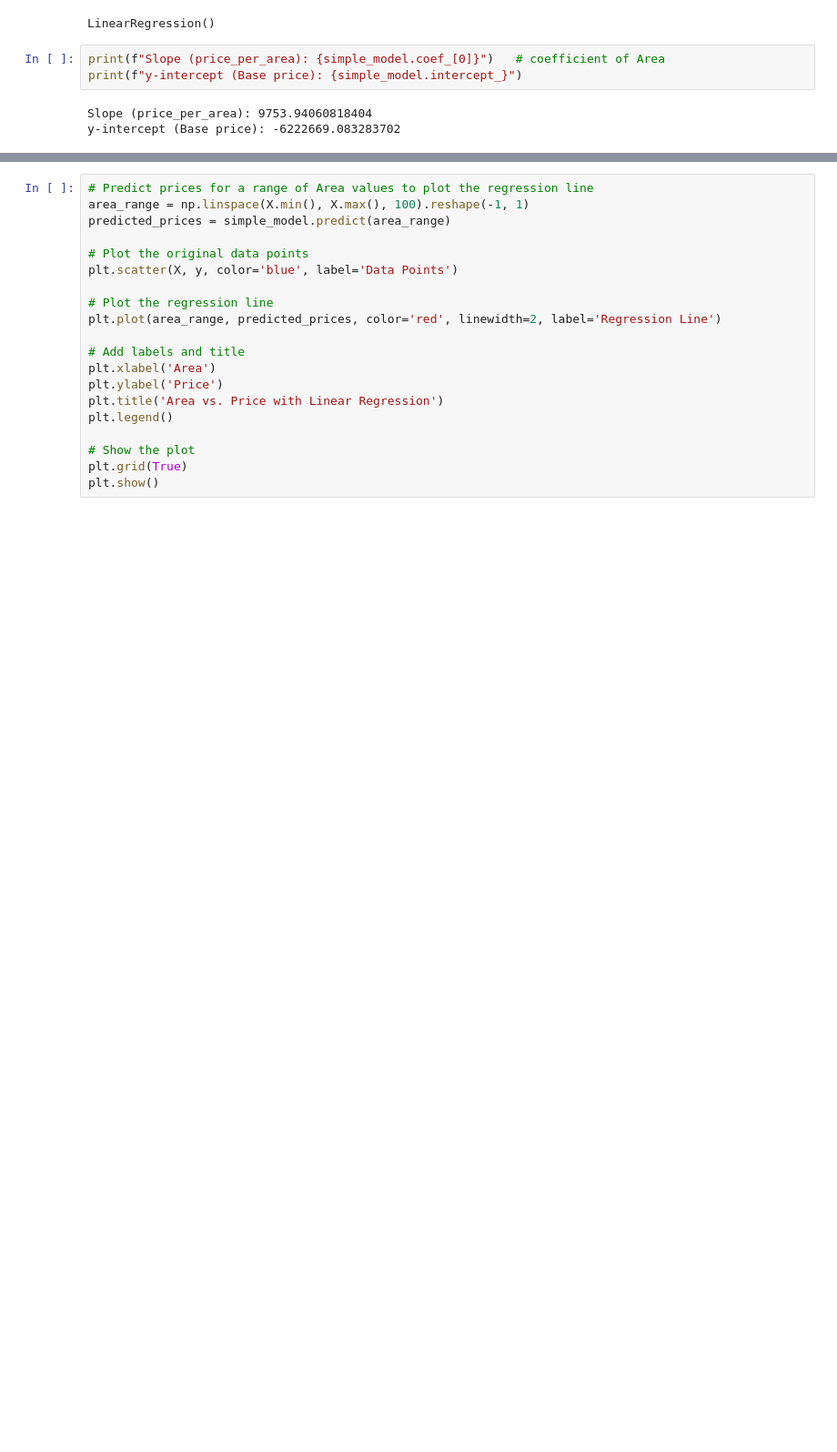
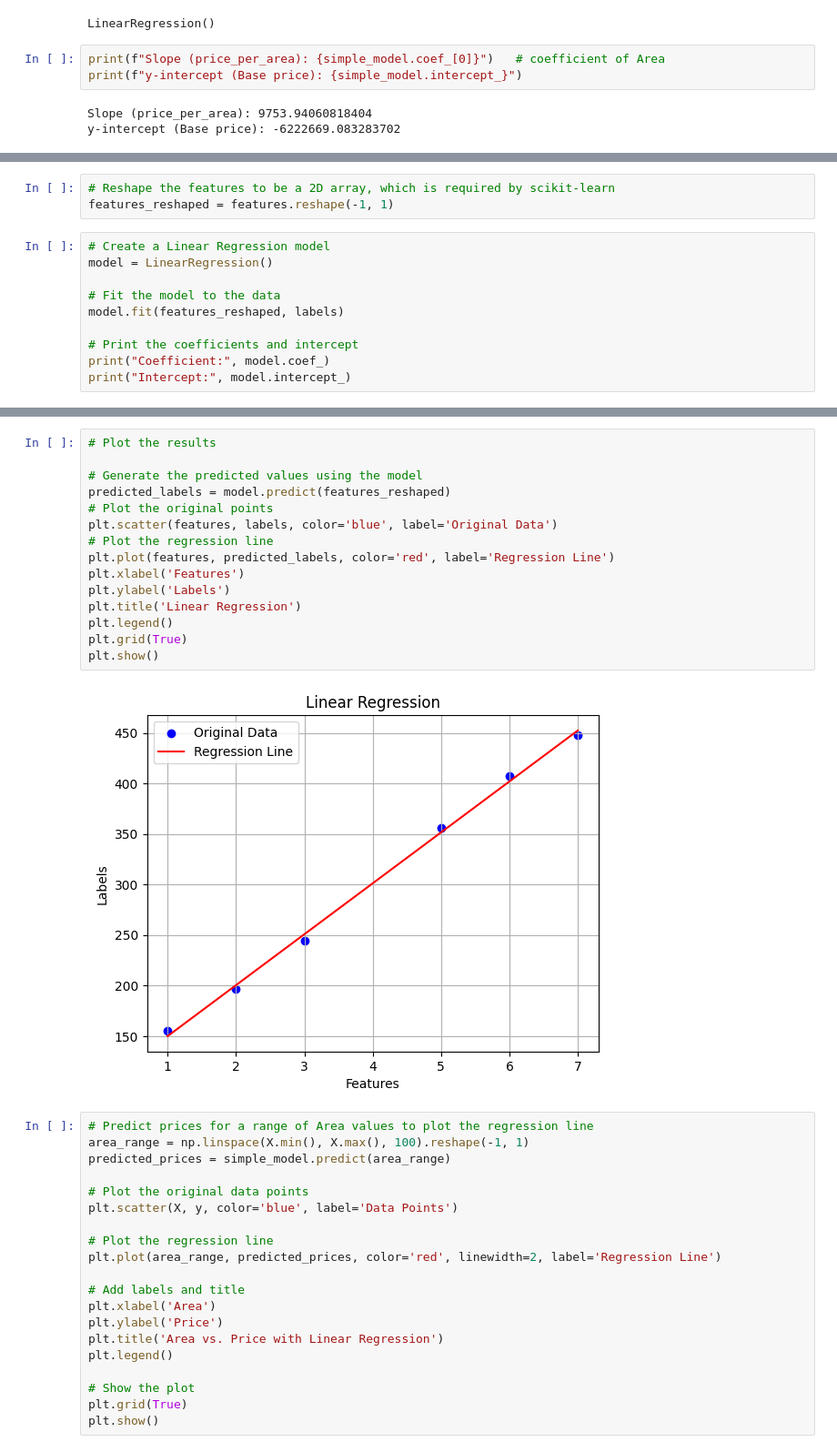
Before and after one commit to JayZeus999/Math-For-ML, a Jupyter notebook: Grokking-ML/linear-regression.ipynb, the cells around one changed output, grey strips where cells are left out. Shown at 91% size. Drawn from its saved outputs; the diff is of its cells as text; blank space fills up the shorter version.

Commit message:
Plot the regression line for the predicted values

```diff
--- a/Grokking-ML/linear-regression.ipynb
+++ b/Grokking-ML/linear-regression.ipynb
@@ -261,0 +264,13 @@ y-intercept (Base price): -6222669.083283702
+# %%
+# Reshape the features to be a 2D array, which is required by scikit-learn
+features_reshaped = features.reshape(-1, 1)
+# %%
+# Create a Linear Regression model
+model = LinearRegression()
+
+# Fit the model to the data
+model.fit(features_reshaped, labels)
+
+# Print the coefficients and intercept
+print("Coefficient:", model.coef_)
+print("Intercept:", model.intercept_)
@@ -262,3 +287,20 @@ y-intercept (Base price): -6222669.083283702
+# %%
+# Plot the results
+
+# Generate the predicted values using the model
+predicted_labels = model.predict(features_reshaped)
+# Plot the original points
+plt.scatter(features, labels, color='blue', label='Original Data')
+# Plot the regression line
+plt.plot(features, predicted_labels, color='red', label='Regression Line')
+plt.xlabel('Features')
+plt.ylabel('Labels')
+plt.title('Linear Regression')
+plt.legend()
+plt.grid(True)
+plt.show()
+# %% [output]
+[figure, added]
 # %%
 # Predict prices for a range of Area values to plot the regression line
 area_range = np.linspace(X.min(), X.max(), 100).reshape(-1, 1)
```
Also changed, not shown: parts of 4 cells of this notebook.
